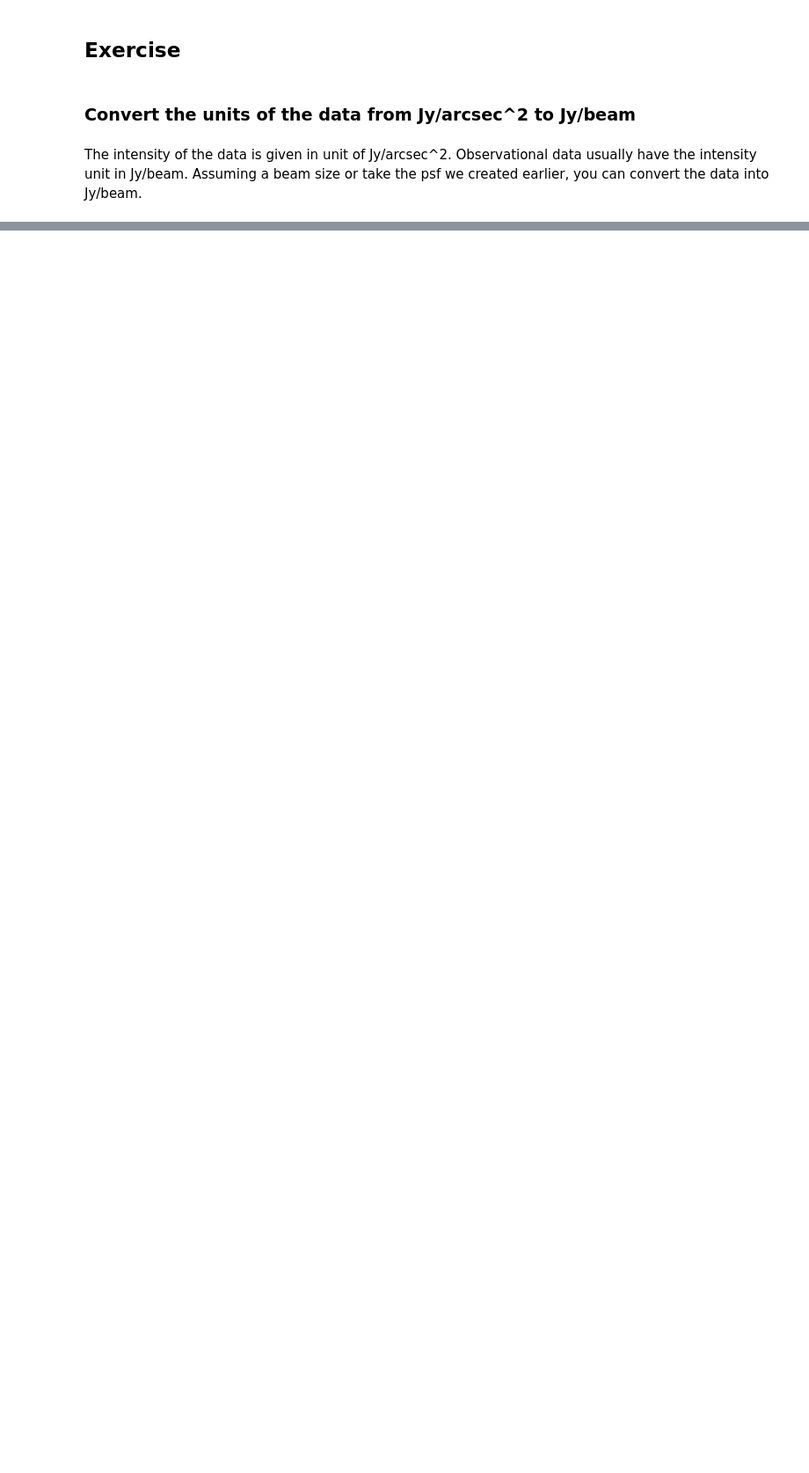
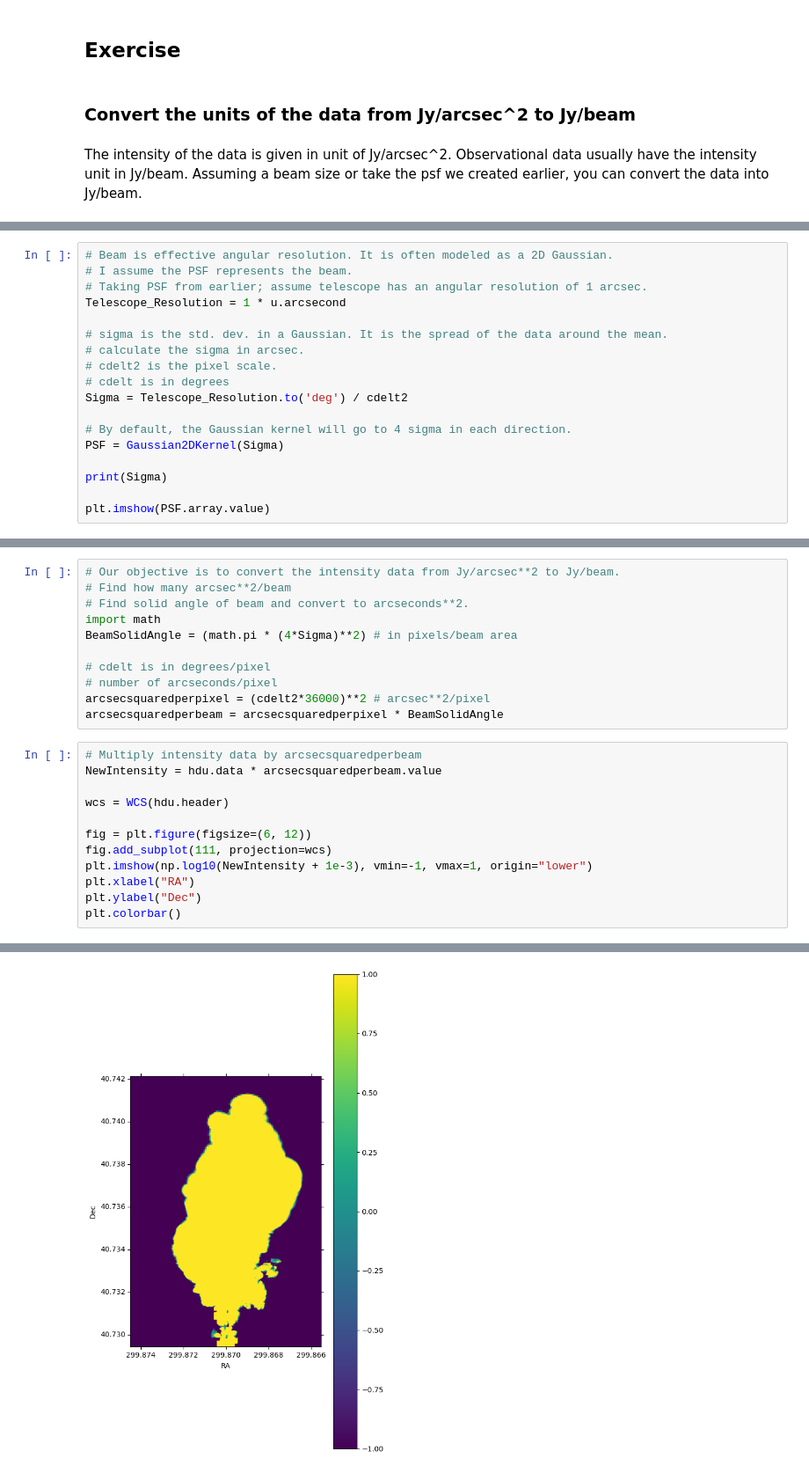
Before and after one commit to Alexander-Leesman/astropy_tutorials, a Jupyter notebook: synthetic-images.ipynb, the cells around one changed output, grey strips where cells are left out. Shown at 88% size. Drawn from its saved outputs; the diff is of its cells as text; blank space fills up the shorter version.

Commit message:
Finished the excercizes for synthetic images.

```diff
--- a/synthetic-images.ipynb
+++ b/synthetic-images.ipynb
@@ -366,0 +376,18 @@ The intensity of the data is given in unit of Jy/arcsec^2. Observational data us
+# %%
+# Beam is effective angular resolution. It is often modeled as a 2D Gaussian.
+# I assume the PSF represents the beam.
+# Taking PSF from earlier; assume telescope has an angular resolution of 1 arcsec.
+Telescope_Resolution = 1 * u.arcsecond
+
+# sigma is the std. dev. in a Gaussian. It is the spread of the data around the mean.
+# calculate the sigma in arcsec.
+# cdelt2 is the pixel scale.
+# cdelt is in degrees
+Sigma = Telescope_Resolution.to('deg') / cdelt2
+
+# By default, the Gaussian kernel will go to 4 sigma in each direction.
+PSF = Gaussian2DKernel(Sigma)
+
+print(Sigma)
+
+plt.imshow(PSF.array.value)
@@ -366,0 +398,24 @@ The intensity of the data is given in unit of Jy/arcsec^2. Observational data us
+# %%
+# Our objective is to convert the intensity data from Jy/arcsec**2 to Jy/beam.
+# Find how many arcsec**2/beam
+# Find solid angle of beam and convert to arcseconds**2.
+import math
+BeamSolidAngle = (math.pi * (4*Sigma)**2) # in pixels/beam area
+
+# cdelt is in degrees/pixel
+# number of arcseconds/pixel
+arcsecsquaredperpixel = (cdelt2*36000)**2 # arcsec**2/pixel
+arcsecsquaredperbeam = arcsecsquaredperpixel * BeamSolidAngle
+# %%
+# Multiply intensity data by arcsecsquaredperbeam
+NewIntensity = hdu.data * arcsecsquaredperbeam.value
+
+wcs = WCS(hdu.header)
+
+fig = plt.figure(figsize=(6, 12))
+fig.add_subplot(111, projection=wcs)
+plt.imshow(np.log10(NewIntensity + 1e-3), vmin=-1, vmax=1, origin="lower")
+plt.xlabel("RA")
+plt.ylabel("Dec")
+plt.colorbar()
+# %% [output]
@@ -366,0 +423 @@ The intensity of the data is given in unit of Jy/arcsec^2. Observational data us
+[figure, added]
```
Also changed, not shown: parts of 8 cells of this notebook, 1 other file.
